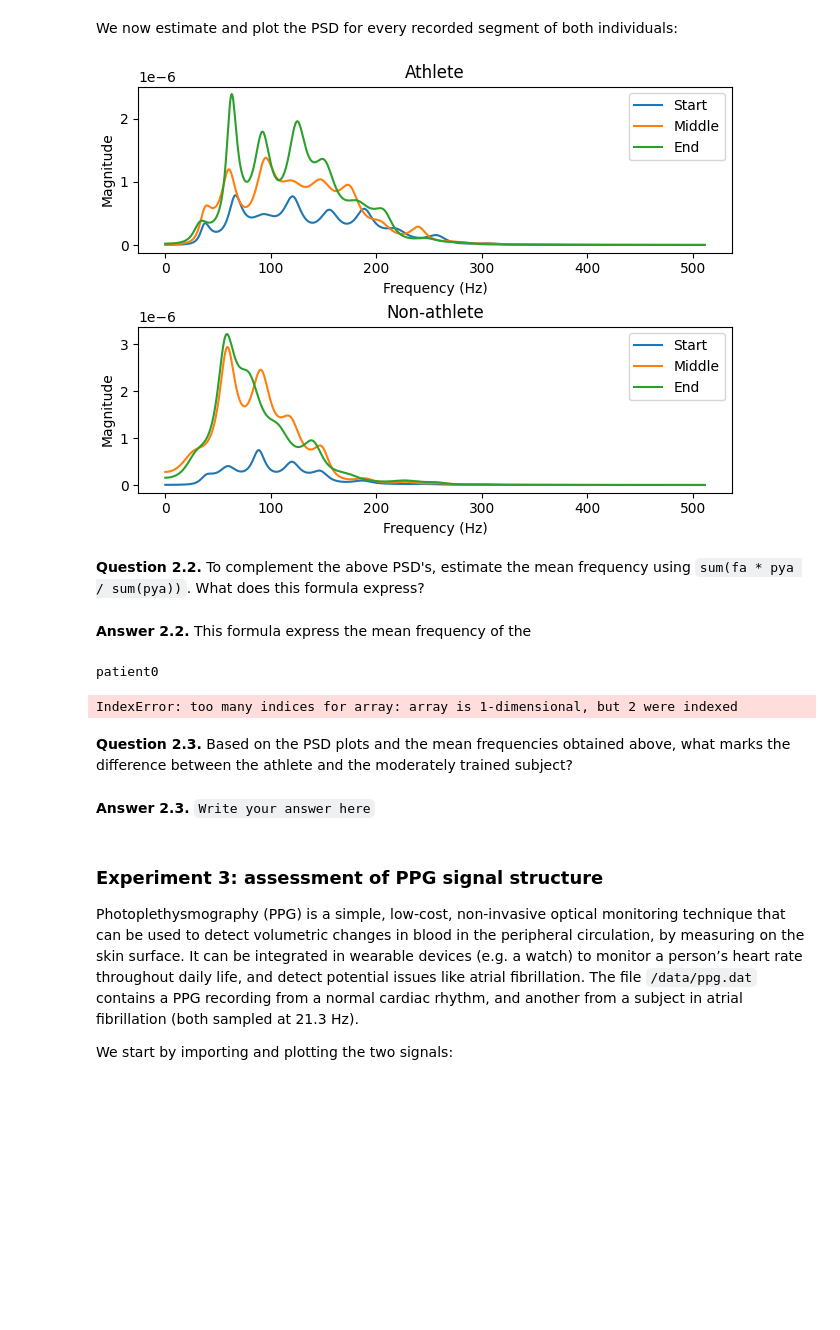
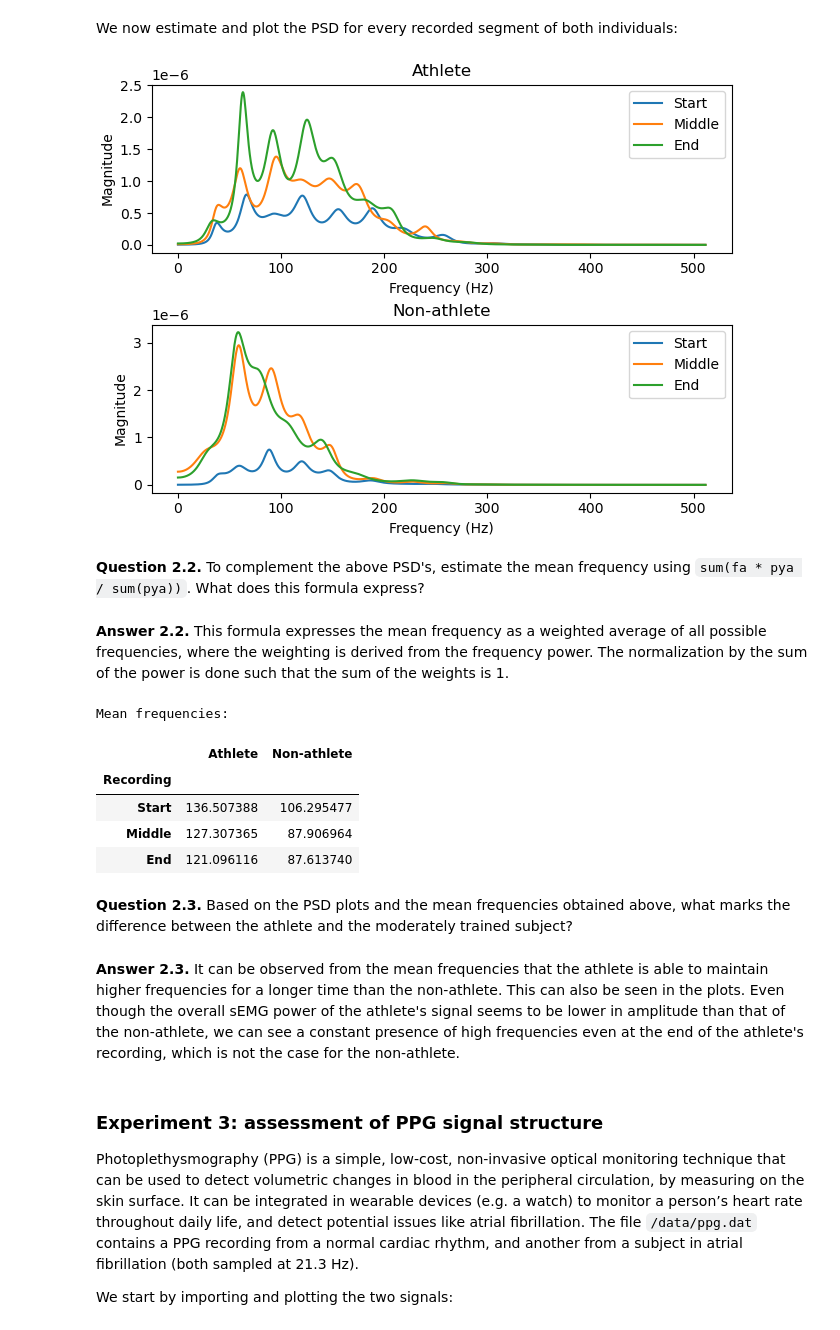
Before and after one commit to ricardo2911/labo, a Jupyter notebook: Labo_06/Lab_LinearModels2.ipynb, the cells around one changed output. Saved outputs shown, nothing was run; the diff lists cells and outputs as text; code cells hidden in the pictures; blank space fills up the shorter version.

```diff
--- a/Labo_06/Lab_LinearModels2.ipynb
+++ b/Labo_06/Lab_LinearModels2.ipynb
@@ -81,29 +107,3 @@ def ar_psd(arg1, arg2, arg3, n=1000):
-# %%
-def ar_psd(signal, order, fs, n=1000):
-    """
-    Parametric spectral density estimation based on AR modeling
-
-    Inputs:
-        signal: an array of the signal
-        order: order of the autoregressive process as an int
-        fs: sampling frequency as a float
-        n: defines the spectral sampling
-
-    Outputs:
-        psd: power spectral density as an array-like
-        freq : array-like of frequencies
-    """
-
-    freq = np.arange(n) * fs/2/n
-    aar, sg = yule_walker(signal, order=order, method="mle")
-
-    a = complex(1)
-    for k in range(1,order+1):
-        a += -aar[k-1] * np.exp(-2*np.pi*k*1j*freq/fs)
-
-    psd = sg**2 / (fs * np.abs(a)**2)
-
-    return psd, freq
 # %% [markdown]
 #### We now use this tool to obtain the spectral density of the three signals. Below, we explore the results obtained with different AR model orders: 5, 15, 40.
 # %%
@@ -262,10 +262,10 @@ for k in range(2):
 We'll now look at the spectral profile of the signals. Considering, for instance, the start sEMG recording of the athlete, we obtain the parametric power spectral density (PSD) for an AR model of order 30:
 # %%
 p = 30
-pya, fa = ar_psd(em1[:,0], p, fs)
+pya_full, fa_full = ar_psd(em1[:,0], p, fs)
 
 plt.figure(constrained_layout=True)
-plt.plot(fa, pya, label='Full recording')
+plt.plot(fa_full, pya_full, label='Full recording')
 plt.xlabel('Frequency (Hz)')
 plt.ylabel('Magnitude')
 plt.legend()
@@ -280,10 +280,11 @@ Signal-to-noise is smaller with this technique and the big frequencies are still
 # %%
-inds=[[ np.min(np.where((t>=i) & (t<=j))),  np.max(np.where((t>=i) & (t<=j)))] for i, j in [[0.118,0.7],[0.863,1.434]]]
+inds=[[ np.min(np.where((t>=i) & (t<=j))),  np.max(np.where((t>=i) & (t<=j)))] for i, j in [[0.118,0.7],[0.863,1.434],[1.63,2.23],[2.39,3.01]]]
+
 
 for i, ind in enumerate(inds):
-
+    plt.figure(constrained_layout=True)
+    plt.plot(fa_full, pya_full, label='Full recording')
     pya, fa = ar_psd(em1[ind[0]:ind[1],0], p, fs)
-    plt.figure(constrained_layout=True)
     plt.plot(fa, pya, label= str(i+1) + ' burst')
     plt.xlabel('Frequency (Hz)')
     plt.ylabel('Magnitude')
@@ -296,39 +299,51 @@ We now estimate and plot the PSD for every recorded segment of both individuals:
 # %%
 plt.figure(constrained_layout=True)
 pyas=np.zeros((2,3)).tolist()
+fas=np.zeros((2,3)).tolist()
+
 
 for k in range(2):
 
     y = [em1, em2][k]
     plt.subplot(2,1,k+1)
 
     for l in range(3):
 
         pya, fa = ar_psd(y[:,l], p, fs)
         plt.plot(fa, pya, label=ttl2[l])
         plt.xlabel('Frequency (Hz)')
         plt.ylabel('Magnitude')
+
         pyas[k][l]=pya
+        fas[k][l]=fa
     plt.title(ttl1[k])
     plt.legend()
 # %% [output]
-[figure, old version]
+[figure, new version]
 # %% [markdown]
 **Question 2.2.** To complement the above PSD's, estimate the mean frequency using `sum(fa * pya / sum(pya))`. What does this formula express?
 # %% [markdown]
-**Answer 2.2.** This formula express the mean frequency of the
+**Answer 2.2.** This formula expresses the mean frequency as a weighted average of all possible frequencies, where the weighting is derived from the frequency power. The normalization by the sum of the power is done such that the sum of the weights is 1.
 # %%
-for i in range(2):
-    print('patient' +str(i))
-    for j in range(3):
-       print(np.sum(fa*pya[i,j]/np.sum(pya[i,j])))
+data=[]
+for j, recording in enumerate(ttl2):
+    fm=[]
+    for i,patient in enumerate(ttl1):
+       fm.append(np.sum(fas[i][j]*pyas[i][j]/np.sum(pyas[i][j])))
+    data.append([recording, *fm])
+print('Mean frequencies:')
+display(pd.DataFrame(data,columns=[ "Recording", *ttl1]).set_index('Recording'))
 # %% [output]
-patient0
+Mean frequencies:
-IndexError: too many indices for array: array is 1-dimensional, but 2 were indexed
+|  | Athlete | Non-athlete |
+| Recording |  |  |
+| Start | 136.507388 | 106.295477 |
+| Middle | 127.307365 | 87.906964 |
+| End | 121.096116 | 87.613740 |
 # %% [markdown]
 **Question 2.3.** Based on the PSD plots and the mean frequencies obtained above, what marks the difference between the athlete and the moderately trained subject?
 # %% [markdown]
-**Answer 2.3.** `Write your answer here`
+**Answer 2.3.**  It can be observed from the mean frequencies that the athlete is able to maintain higher frequencies for a longer time than the non-athlete. This can also be seen in the plots. Even though the overall sEMG power of the athlete's signal seems to be lower in amplitude than that of the non-athlete, we can see a constant presence of high frequencies even at the end of the athlete's recording, which is not the case for the non-athlete.
 # %% [markdown]
 ### Experiment 3: assessment of PPG signal structure
 Photoplethysmography (PPG) is a simple, low-cost, non-invasive optical monitoring technique that can be used to detect volumetric changes in blood in the peripheral circulation, by measuring on the skin surface. It can be integrated in wearable devices (e.g. a watch) to monitor a person’s heart rate throughout daily life, and detect potential issues like atrial fibrillation. The file `/data/ppg.dat` contains a PPG recording from a normal cardiac rhythm, and another from a subject in atrial fibrillation (both sampled at 21.3 Hz).
```
Also changed, not shown: parts of 9 cells of this notebook, 1 other file.
